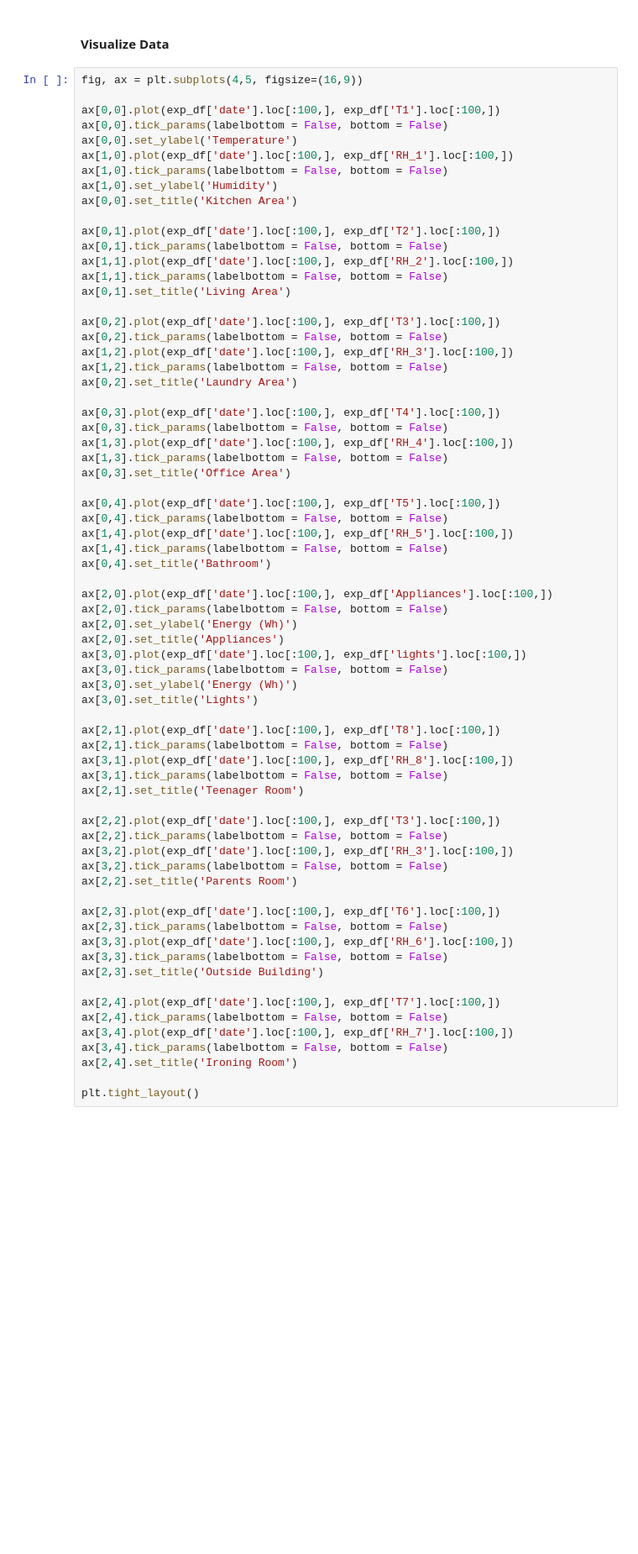
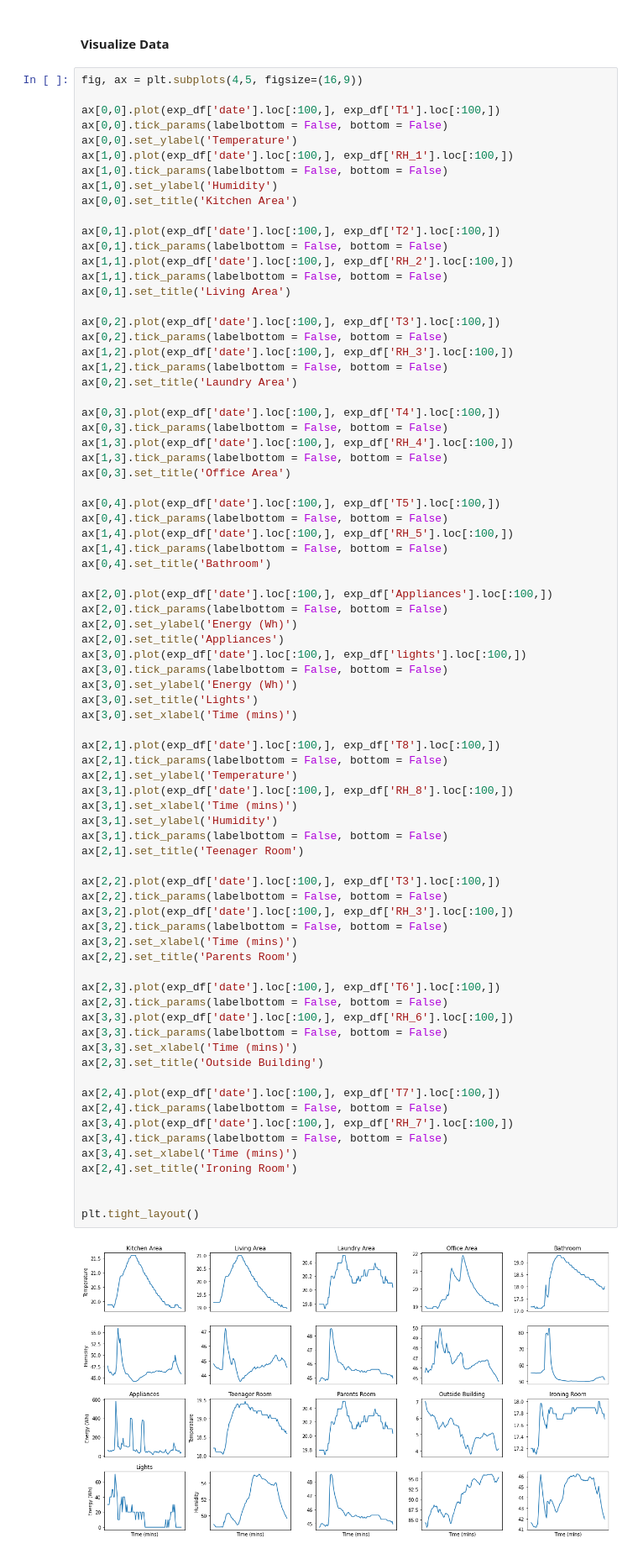
Before and after one commit to parksjr5/Energy_Forecasting, a Jupyter notebook: timeseries.ipynb, the cells around one changed output. Shown: that part at 84% size. Saved outputs shown, nothing was run; the diff lists cells and outputs as text; blank space fills up the shorter version.

```diff
--- a/timeseries.ipynb
+++ b/timeseries.ipynb
@@ -90,30 +121,40 @@ ax[2,0].set_title('Appliances')
 ax[3,0].plot(exp_df['date'].loc[:100,], exp_df['lights'].loc[:100,])
 ax[3,0].tick_params(labelbottom = False, bottom = False)
 ax[3,0].set_ylabel('Energy (Wh)')
 ax[3,0].set_title('Lights')
+ax[3,0].set_xlabel('Time (mins)')
 
 ax[2,1].plot(exp_df['date'].loc[:100,], exp_df['T8'].loc[:100,])
 ax[2,1].tick_params(labelbottom = False, bottom = False)
+ax[2,1].set_ylabel('Temperature')
 ax[3,1].plot(exp_df['date'].loc[:100,], exp_df['RH_8'].loc[:100,])
+ax[3,1].set_xlabel('Time (mins)')
+ax[3,1].set_ylabel('Humidity')
 ax[3,1].tick_params(labelbottom = False, bottom = False)
 ax[2,1].set_title('Teenager Room')
 
 ax[2,2].plot(exp_df['date'].loc[:100,], exp_df['T3'].loc[:100,])
 ax[2,2].tick_params(labelbottom = False, bottom = False)
 ax[3,2].plot(exp_df['date'].loc[:100,], exp_df['RH_3'].loc[:100,])
 ax[3,2].tick_params(labelbottom = False, bottom = False)
+ax[3,2].set_xlabel('Time (mins)')
 ax[2,2].set_title('Parents Room')
 
 ax[2,3].plot(exp_df['date'].loc[:100,], exp_df['T6'].loc[:100,])
 ax[2,3].tick_params(labelbottom = False, bottom = False)
 ax[3,3].plot(exp_df['date'].loc[:100,], exp_df['RH_6'].loc[:100,])
 ax[3,3].tick_params(labelbottom = False, bottom = False)
+ax[3,3].set_xlabel('Time (mins)')
 ax[2,3].set_title('Outside Building')
 
 ax[2,4].plot(exp_df['date'].loc[:100,], exp_df['T7'].loc[:100,])
 ax[2,4].tick_params(labelbottom = False, bottom = False)
 ax[3,4].plot(exp_df['date'].loc[:100,], exp_df['RH_7'].loc[:100,])
 ax[3,4].tick_params(labelbottom = False, bottom = False)
+ax[3,4].set_xlabel('Time (mins)')
 ax[2,4].set_title('Ironing Room')
 
+
 plt.tight_layout()
+# %% [output]
+[figure, added]
```
Also changed, not shown: parts of 11 cells of this notebook.
